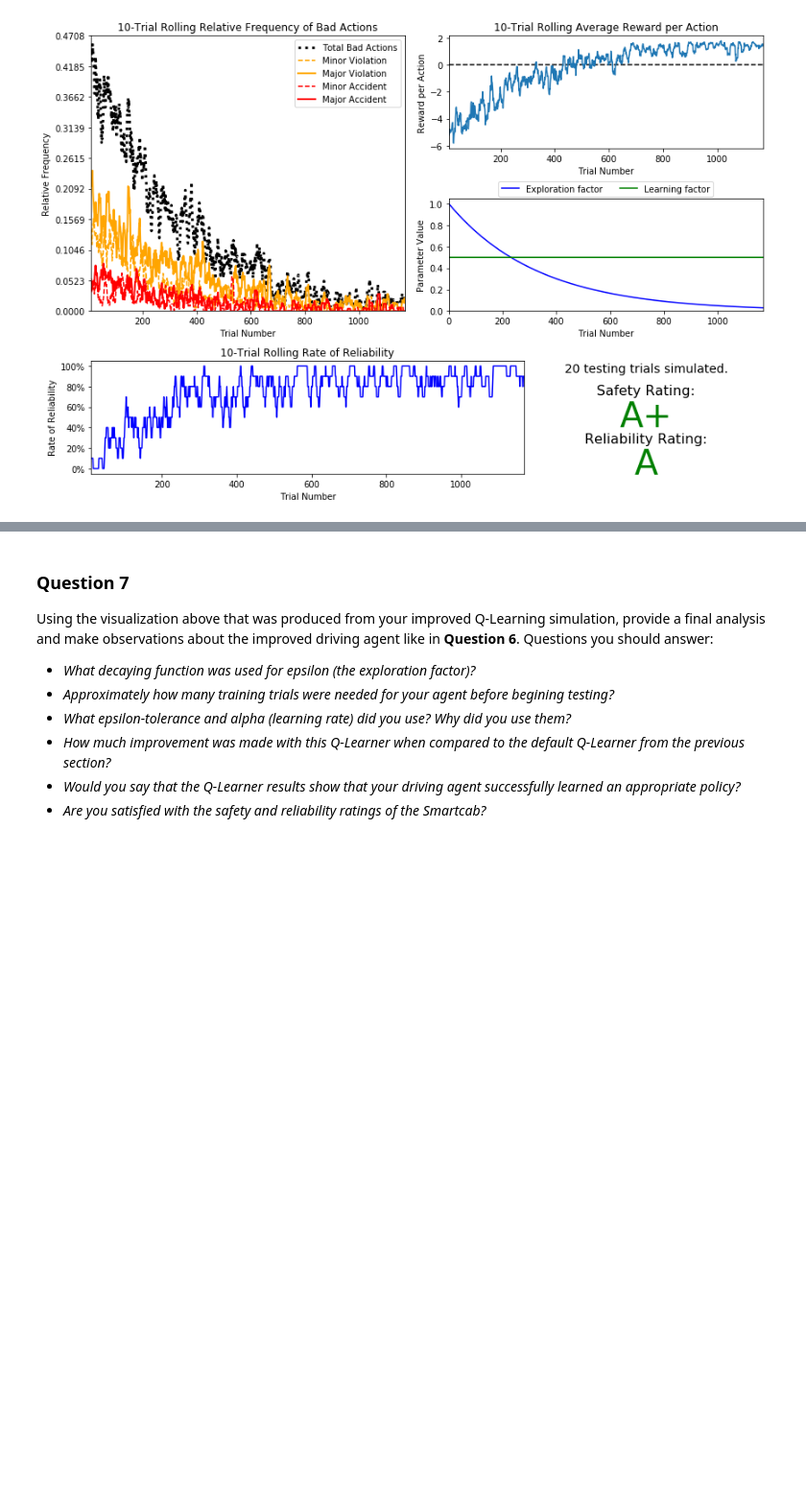
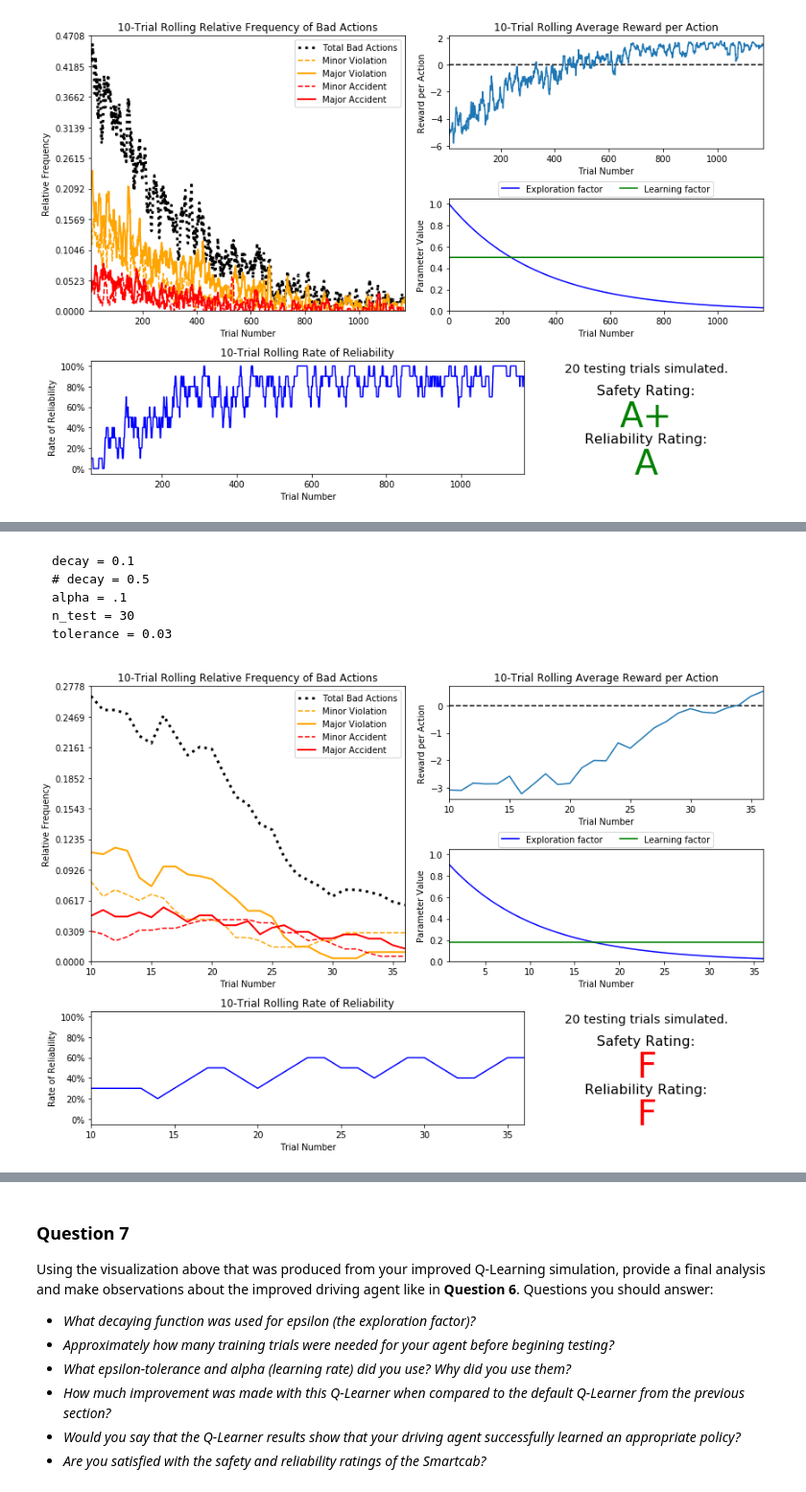
Before and after one commit to Ryanglambert/machine-learning, a Jupyter notebook: projects/smartcab/smartcab.ipynb, the cells around one changed output, grey strips where cells are left out. Shown at 96% size. Saved outputs shown, nothing was run; the diff lists cells and outputs as text; code cells hidden in the pictures; blank space fills up the shorter version.

```diff
--- a/projects/smartcab/smartcab.ipynb
+++ b/projects/smartcab/smartcab.ipynb
@@ -307,0 +315,11 @@ vs.plot_trials('sim_improved-learning.csv')
+# %% [markdown]
+    decay = 0.1
+    # decay = 0.5
+    alpha = .1
+    n_test = 30
+    tolerance = 0.03
+# %%
+# Load the 'sim_improved-learning' file from the improved Q-Learning simulation
+vs.plot_trials('sim_improved-learning.csv')
+# %% [output]
+[figure, added]
```
Also changed, not shown: parts of 30 cells of this notebook, 3 other files.
